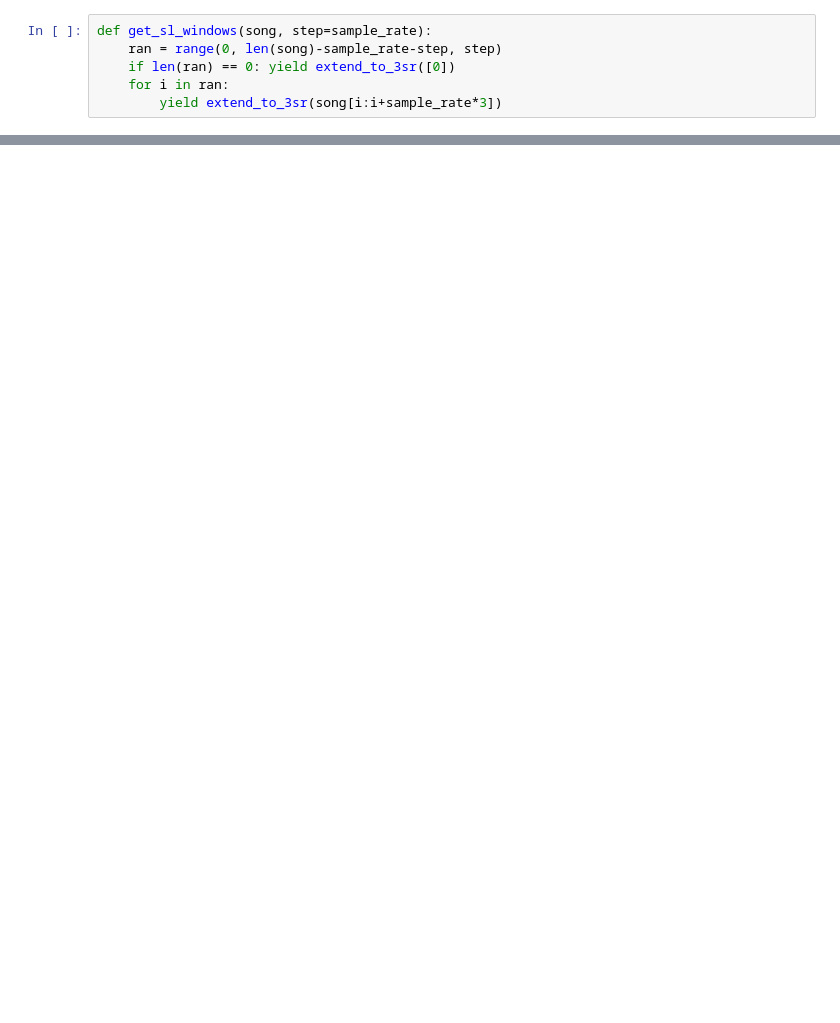
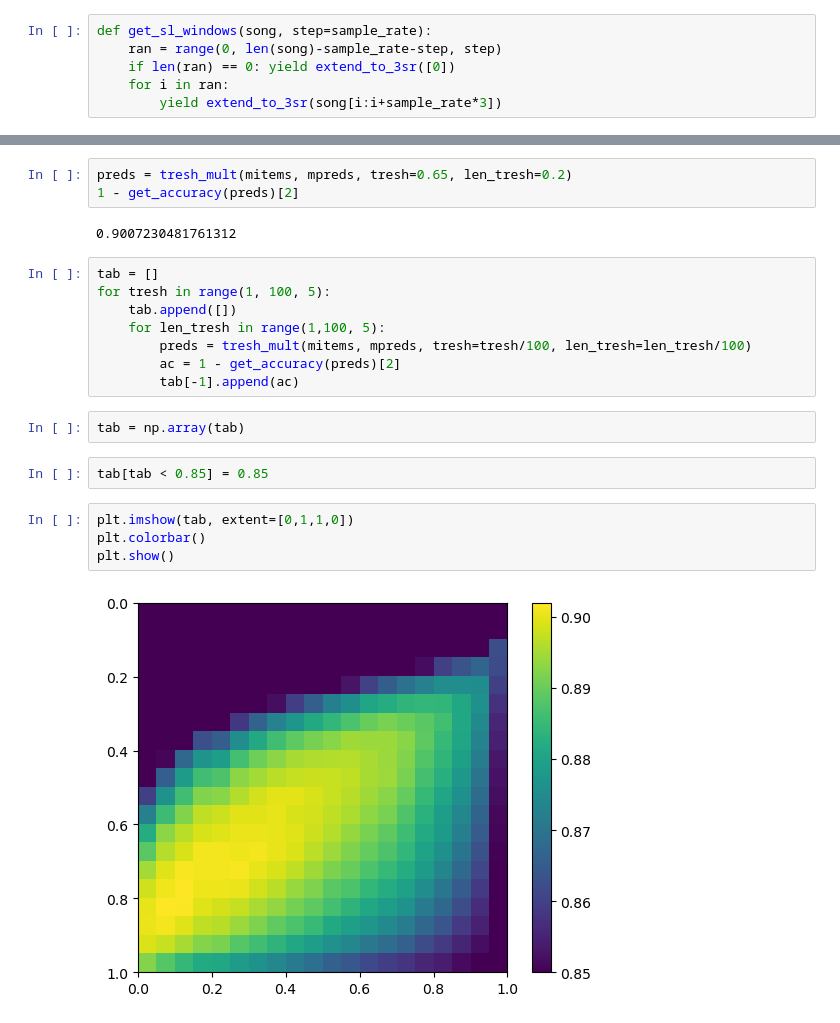
Before and after one commit to rangoiv/Lumen, a Jupyter notebook: main.ipynb, the cells around one changed output, grey strips where cells are left out. Drawn from its saved outputs; the diff is of its cells as text; blank space fills up the shorter version.

```diff
--- a/main.ipynb
+++ b/main.ipynb
@@ -568,0 +598,23 @@ Cached:    2.5 GB
+# %%
+preds = tresh_mult(mitems, mpreds, tresh=0.65, len_tresh=0.2)
+1 - get_accuracy(preds)[2]
+# %% [output]
+0.9007230481761312
+# %%
+tab = []
+for tresh in range(1, 100, 5):
+    tab.append([])
+    for len_tresh in range(1,100, 5):
+        preds = tresh_mult(mitems, mpreds, tresh=tresh/100, len_tresh=len_tresh/100)
+        ac = 1 - get_accuracy(preds)[2]
+        tab[-1].append(ac)
+# %%
+tab = np.array(tab)
+# %%
+tab[tab < 0.85] = 0.85
+# %%
+plt.imshow(tab, extent=[0,1,1,0])
+plt.colorbar()
+plt.show()
+# %% [output]
+[figure, added]
```
Also changed, not shown: parts of 69 cells of this notebook, 9 other files.
